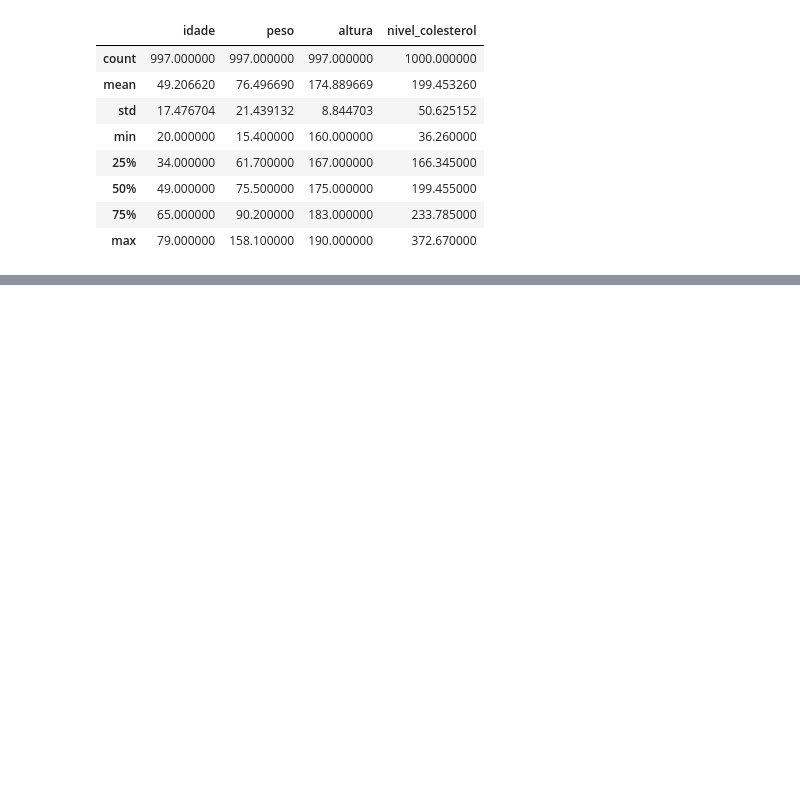
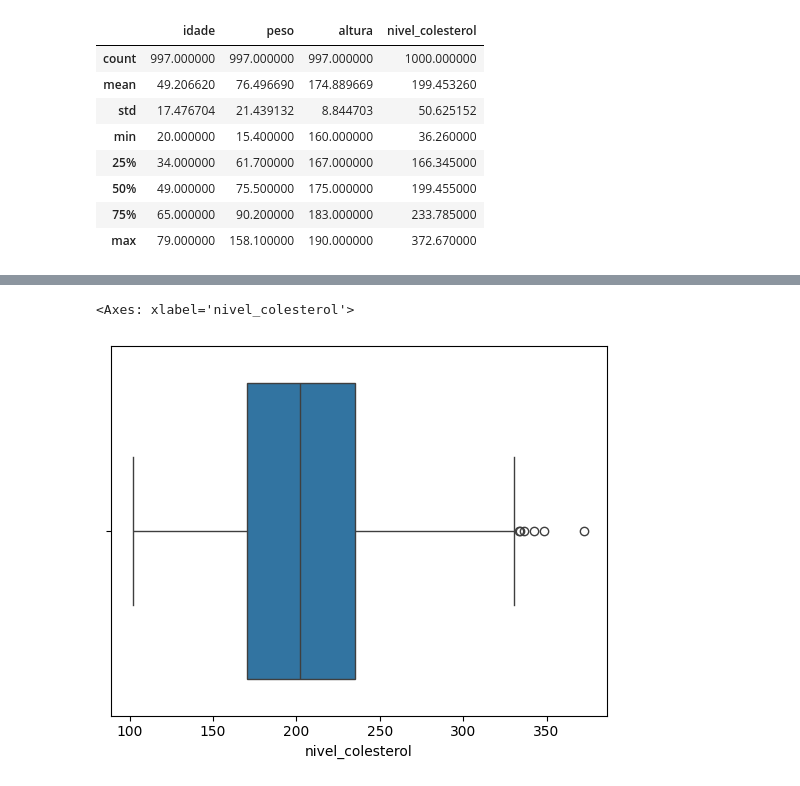
Before and after one commit to AlexandreFeltrin/EstudoIA, a Jupyter notebook: RegressãoLinearMultipla/predict_colesterol.ipynb, the cells around one changed output, grey strips where cells are left out. Saved outputs shown, nothing was run; the diff lists cells and outputs as text; code cells hidden in the pictures; blank space fills up the shorter version.

```diff
--- a/RegressãoLinearMultipla/predict_colesterol.ipynb
+++ b/RegressãoLinearMultipla/predict_colesterol.ipynb
@@ -133,0 +208,5 @@ df_colesterol_eda.fillna(value={
+# %%
+sns.boxplot(data=df_colesterol_eda, x='nivel_colesterol')
+# %% [output]
+<Axes: xlabel='nivel_colesterol'>
+[figure, added]
```
Also changed, not shown: parts of 22 cells of this notebook.
